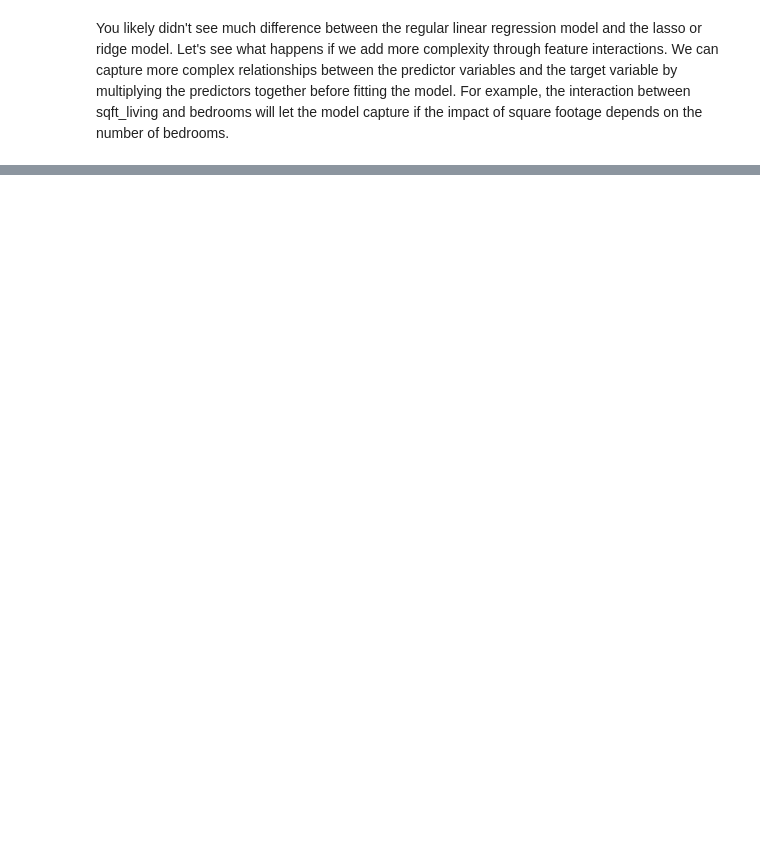
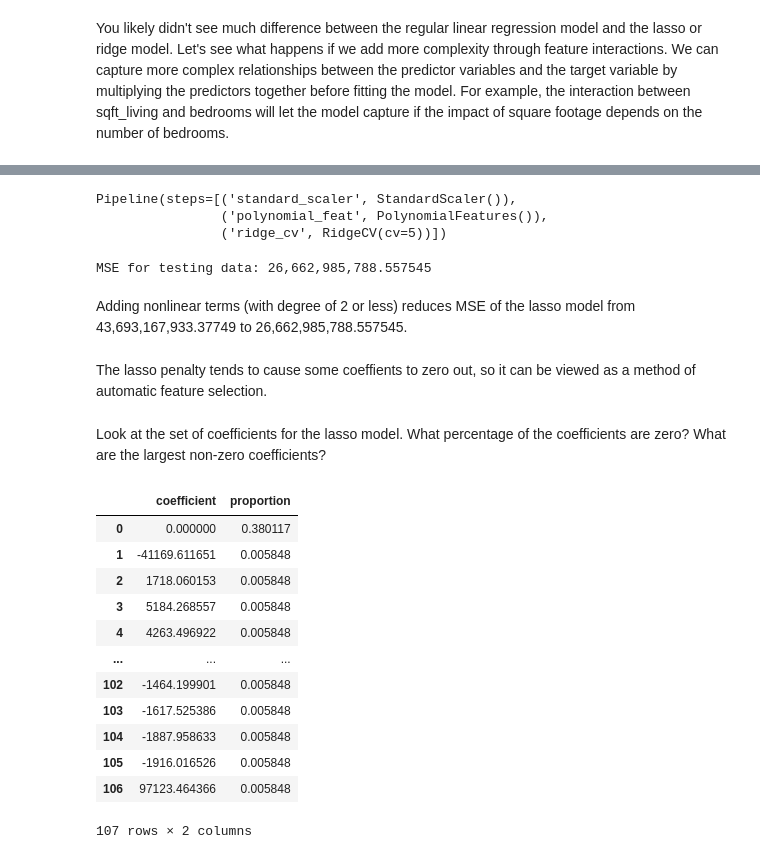
Before and after one commit to nss-data-science-cohort-9/ml-exercise-3-aezell314, a Jupyter notebook: ML Bias and Variance Exercise.ipynb, the cells around one changed output, grey strips where cells are left out. Drawn from its saved outputs; the diff is of its cells as text; code cells hidden in the pictures; blank space fills up the shorter version.

```diff
--- a/ML Bias and Variance Exercise.ipynb
+++ b/ML Bias and Variance Exercise.ipynb
@@ -105,12 +105,6 @@ lasso = Pipeline(
     steps=[("standard_scaler", StandardScaler()), ("lasso_cv", LassoCV(cv=5, random_state=0))]
 )
 
-features = [col for col in kc_house_data.columns if col not in ['id', 'date', 'price', 'zipcode']]
-X = kc_house_data[features]
-y = kc_house_data['price']
-
-X_train, X_test, y_train, y_test = train_test_split(X, y, test_size=0.3, random_state=0)
-
 lasso.fit(X_train, y_train)
 # %% [output]
 Pipeline(steps=[('standard_scaler', StandardScaler()),
@@ -120,3 +114,9 @@ y_pred_test = lasso.predict(X_test)
 print(f'MSE for testing data: {mean_squared_error(y_test, y_pred_test):,}')
 # %% [output]
 MSE for testing data: 43,693,367,645.13081
+# %%
+ridge = Pipeline(
+    steps=[("standard_scaler", StandardScaler()), ("ridge_cv", RidgeCV(cv=5))]
+)
+
+ridge.fit(X_train, y_train)
@@ -124,0 +135,6 @@ You likely didn't see much difference between the regular linear regression mode
+# %%
+reg_poly = Pipeline(
+    steps=[("standard_scaler", StandardScaler()), ("polynomial_feat", PolynomialFeatures(degree=2)), ("lin_reg", LinearRegression())]
+)
+
+reg_poly.fit(X_train, y_train)
@@ -124,0 +152,6 @@ You likely didn't see much difference between the regular linear regression mode
+# %%
+lasso_poly = Pipeline(
+    steps=[("standard_scaler", StandardScaler()), ("polynomial_feat", PolynomialFeatures(degree=2)), ("lasso_cv", LassoCV(cv=5, random_state=0))]
+)
+
+lasso_poly.fit(X_train, y_train)
@@ -124,0 +169,38 @@ You likely didn't see much difference between the regular linear regression mode
+# %%
+ridge_poly = Pipeline(
+    steps=[("standard_scaler", StandardScaler()), ("polynomial_feat", PolynomialFeatures(degree=2)), ("ridge_cv", RidgeCV(cv=5))]
+)
+
+ridge_poly.fit(X_train, y_train)
+# %% [output]
+Pipeline(steps=[('standard_scaler', StandardScaler()),
+                ('polynomial_feat', PolynomialFeatures()),
+                ('ridge_cv', RidgeCV(cv=5))])
+# %%
+y_pred_test = ridge_poly.predict(X_test)
+print(f'MSE for testing data: {mean_squared_error(y_test, y_pred_test):,}')
+# %% [output]
+MSE for testing data: 26,662,985,788.557545
+# %% [markdown]
+Adding nonlinear terms (with degree of 2 or less) reduces MSE of the lasso model from 43,693,167,933.37749 to 26,662,985,788.557545.
+# %% [markdown]
+The lasso penalty tends to cause some coeffients to zero out, so it can be viewed as a method of automatic feature selection.
+# %% [markdown]
+Look at the set of coefficients for the lasso model. What percentage of the coefficients are zero? What are the largest non-zero coefficients?
+# %%
+lasso_coefs = pd.DataFrame({'coefficient':lasso_poly.named_steps['lasso_cv'].coef_})
+lasso_coefs.value_counts(normalize=True).reset_index()
+# %% [output]
+|  | coefficient | proportion |
+| 0 | 0.000000 | 0.380117 |
+| 1 | -41169.611651 | 0.005848 |
+| 2 | 1718.060153 | 0.005848 |
+| 3 | 5184.268557 | 0.005848 |
+| 4 | 4263.496922 | 0.005848 |
+| ... | ... | ... |
+| 102 | -1464.199901 | 0.005848 |
+| 103 | -1617.525386 | 0.005848 |
+| 104 | -1887.958633 | 0.005848 |
+| 105 | -1916.016526 | 0.005848 |
+| 106 | 97123.464366 | 0.005848 |
+107 rows × 2 columns
```
Also changed, not shown: parts of 18 cells of this notebook.
